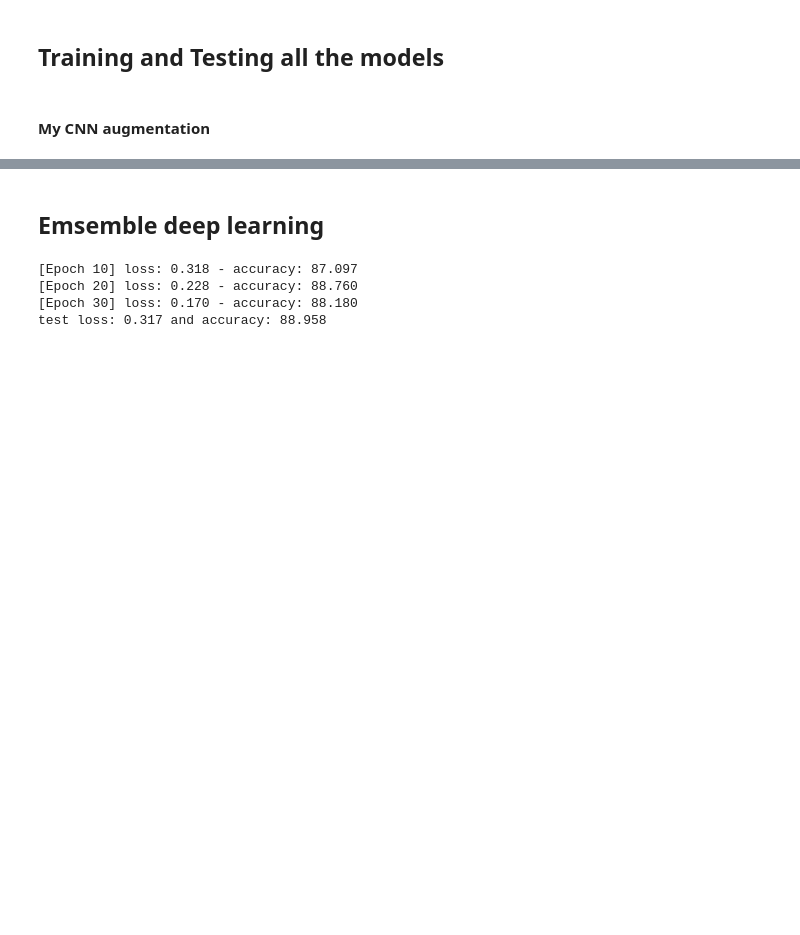
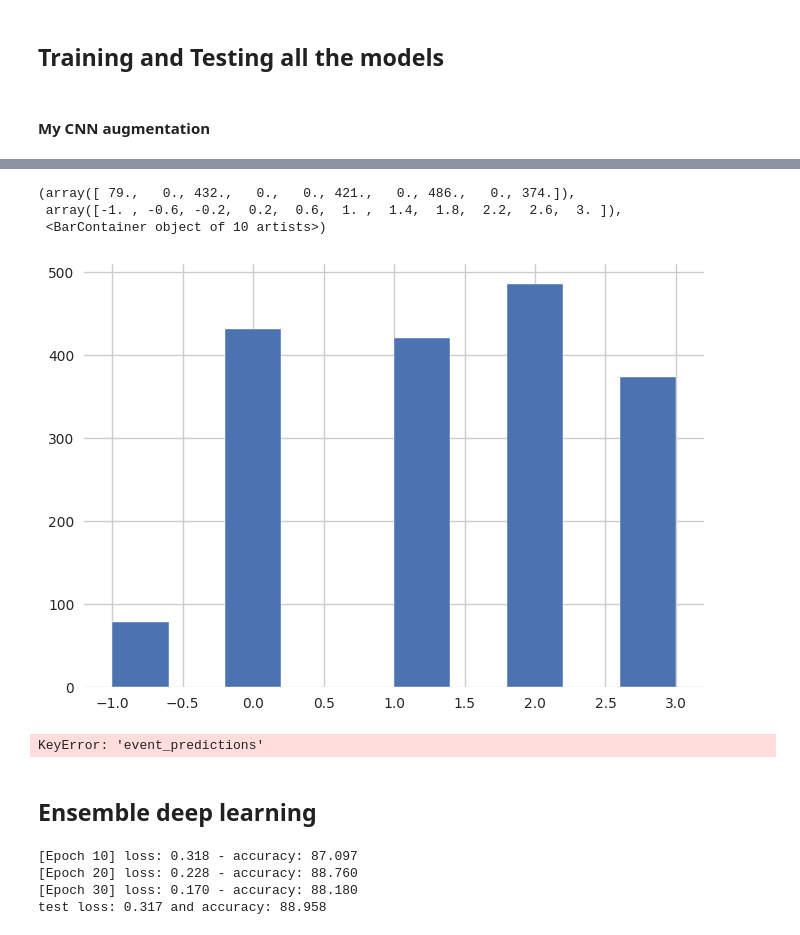
Before and after one commit to Akashkharita/PNW_Seismic_Event_Classification, a Jupyter notebook: deep_learning/Train_ensemble_CNN_models_60s.ipynb, the cells around one changed output, grey strips where cells are left out. Saved outputs shown, nothing was run; the diff lists cells and outputs as text; code cells hidden in the pictures; blank space fills up the shorter version.

```diff
--- a/deep_learning/Train_ensemble_CNN_models_60s.ipynb
+++ b/deep_learning/Train_ensemble_CNN_models_60s.ipynb
@@ -888,0 +1035,4 @@ plt.show()
+# %%
+# add a column with attribute predicitons to df_test
+df_test['predictions'] = y_pred.astype(int)
+df_test['probabilities'] = y_pred_proba.tolist()
@@ -888,0 +1053,3 @@ plt.show()
+# %%
+# now we are going to average the probabilities for each common id
+df_test['event_probabilities'] = df_test['probabilities'].apply(lambda x: np.array(x))
@@ -888,0 +1065,3 @@ plt.show()
+# %%
+df_event_wise = df_test.groupby('id').agg({'label':'mean','predictions':'mean','event_probabilities':'mean'}).reset_index()
+df_event_wise.head()
@@ -888,0 +1075,5 @@ plt.show()
+# %%
+# now we are going to convert the label and predictions to integer and take the maximum of event_probabilities
+df_event_wise['label'] = df_event_wise['label'].astype(int)
+df_event_wise['predictions'] = df_event_wise['predictions'].astype(int)
+df_event_wise['event_probabilities'] = df_event_wise['event_probabilities'].apply(lambda x: np.argmax(x))
@@ -889,5 +1102,42 @@ plt.show()
+# %%
+plt.hist(df_event_wise['event_probabilities']-df_event_wise['label'])
+# %% [output]
+(array([ 79.,   0., 432.,   0.,   0., 421.,   0., 486.,   0., 374.]),
+ array([-1. , -0.6, -0.2,  0.2,  0.6,  1. ,  1.4,  1.8,  2.2,  2.6,  3. ]),
+ <BarContainer object of 10 artists>)
+[figure, added]
+# %%
+# Calculate the classification report
+from sklearn.metrics import classification_report
+report = classification_report(df_event_wise['label'], df_event_wise['event_predictions'], output_dict=True)
+
+# Set a pleasing style
+sns.set_style("whitegrid")
+
+# Create a figure and axes for the heatmap
+plt.figure()
+ax = sns.heatmap(pd.DataFrame(report).iloc[:3, :4], annot=True, cmap='Blues', xticklabels=classes, vmin=0.5, vmax=1)
+
+# Set labels and title
+ax.set_xlabel('Metrics', fontsize=15)
+ax.set_ylabel('Classes', fontsize=15)
+ax.set_title('Classification Report deep 60s', fontsize=18)
+
+# Create a colorbar
+#cbar = ax.collections[0].colorbar
+#cbar.set_ticks([0.5, 1])  # Set custom tick locations
+#cbar.set_ticklabels(['0', '0.5', '1'])  # Set custom tick labels
+
+# Adjust layout
+plt.tight_layout()
+plt.savefig("classification_report_mycnn_60s_deep.png")
+
+# Show the plot
+plt.show()
+# %% [output]
+KeyError: 'event_predictions'
 # %% [markdown]
-## Emsemble deep learning
+## Ensemble deep learning
 # %%
 model_1 = MyCNN(num_classes=4, num_channels=num_channels,dropout_rate=dropout).to(device)  # Use 'cuda' if you have a GPU available
 (loss_time, val_loss_time, val_accuracy_time,test_loss,test_accuracy) = train_model(
```
Also changed, not shown: parts of 34 cells of this notebook, 9 other files.
